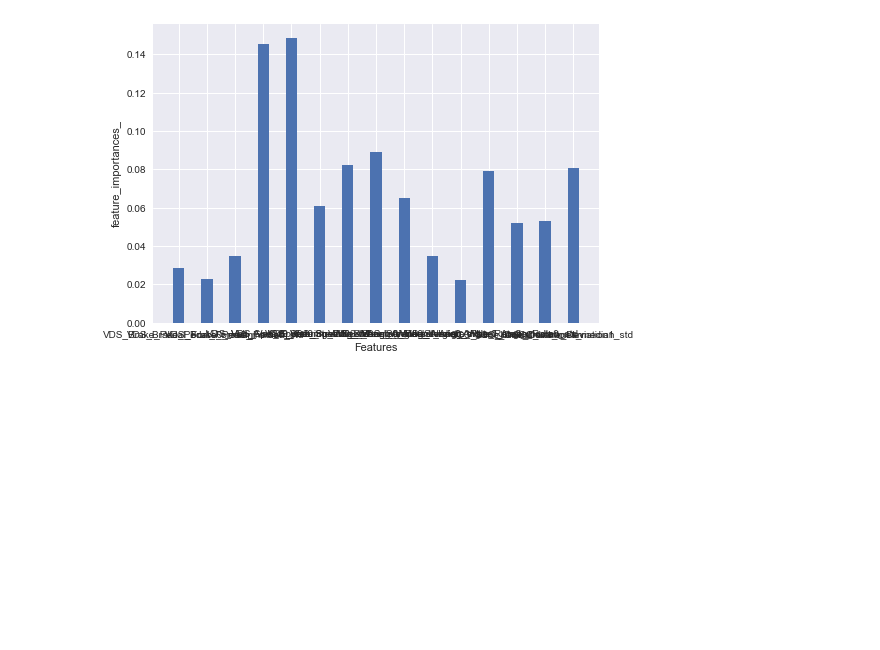
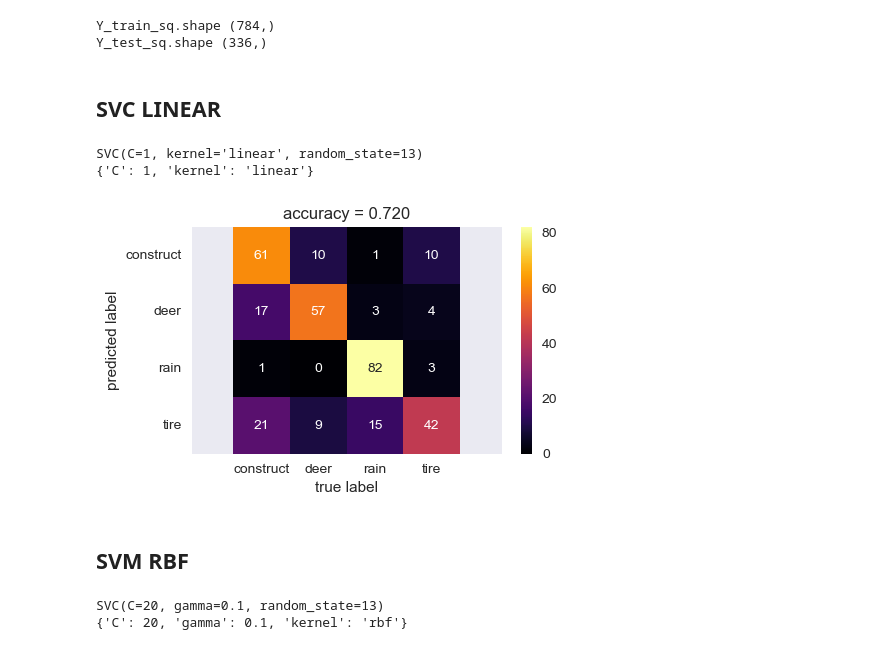
Before and after one commit to QuanHNguyen232/NSF_CPS_SIRI_2022, a Jupyter notebook: models/models.ipynb, the cells around one changed output. Saved outputs shown, nothing was run; the diff lists cells and outputs as text; code cells hidden in the pictures; blank space fills up the shorter version.

Commit message:
add models -> record performance

```diff
--- a/models/models.ipynb
+++ b/models/models.ipynb
@@ -142,14 +119,0 @@ plt_conf_matrix(acc, cm)
-# %%
-# feature_importances = pd.DataFrame(
-#     RF_clf.feature_importances_,
-#     index =X_train.columns,
-#     columns=['importance']).sort_values('importance', ascending=False)
-# feature_importances.plot()
-
-cols = ['_'.join(list(X_train.columns[i])) for i in range(len(X_train.columns))]
-plt.bar(cols, RF_clf.feature_importances_, width = 0.4)
-plt.xlabel("Features")
-plt.ylabel("feature_importances_")
-plt.show()
-# %% [output]
-[figure, removed]
@@ -155,0 +181,53 @@ plt.show()
+# %%
+Y_train_sq = Y_train.squeeze(1)
+print('Y_train_sq.shape', Y_train_sq.shape)
+
+Y_test_sq = Y_test.squeeze(1)
+print('Y_test_sq.shape', Y_test_sq.shape)
+# %% [output]
+Y_train_sq.shape (784,)
+Y_test_sq.shape (336,)
+# %% [markdown]
+## SVC LINEAR
+# %%
+# defining parameter range
+param_grid = {'C': [0.01,0.02,0.05,0.07,0.08,0.1,0.2,0.5,0.9,1,10,20],
+              'kernel': ['linear']}
+grid = GridSearchCV(SVC(random_state=MY_SEED), param_grid, verbose = 0, cv=3, scoring='accuracy')
+# fitting the model for grid search
+grid.fit(X_train_std, Y_train_sq)
+C_cv = grid.best_params_['C']
+CscoreM = grid.cv_results_['mean_test_score']
+CscoreS = grid.cv_results_['std_test_score']
+svmBest = grid.best_estimator_
+print(grid.best_estimator_)
+print(grid.best_params_)
+# %% [output]
+SVC(C=1, kernel='linear', random_state=13)
+{'C': 1, 'kernel': 'linear'}
+# %%
+best_SVM_lin = grid.best_estimator_.fit(X_train_std, Y_train)
+y_pred = best_SVM_lin.predict(X_test_std)
+acc = accuracy_score(Y_test_sq, y_pred)
+cm = confusion_matrix(Y_test_sq, y_pred)
+plt_conf_matrix(acc, cm, le.classes_)
+# %% [output]
+[figure, added]
+# %% [markdown]
+## SVM RBF
+# %%
+# defining parameter range
+param_grid = {'C': [0.01,0.02,0.05,0.07,0.08,0.1,0.2,0.5,0.9,1,10,20],
+              'gamma': [0.001,0.002,0.005,0.01,0.02,0.05,0.1,0.2,0.5,1,2,5,10,20],
+              'kernel': ['rbf']}
+grid = GridSearchCV(SVC(random_state=MY_SEED), param_grid, verbose = 0, cv=3, scoring='accuracy')
+# fitting the model for grid search
+grid.fit(X_train_std, Y_train_sq)
+svmBest = grid.best_estimator_
+C_cv = grid.best_params_['C']
+gamma_cv = grid.best_params_['gamma']
+print(grid.best_estimator_)
+print(grid.best_params_)
+# %% [output]
+SVC(C=20, gamma=0.1, random_state=13)
+{'C': 20, 'gamma': 0.1, 'kernel': 'rbf'}
```
Also changed, not shown: parts of 25 cells of this notebook, 1 other file.
